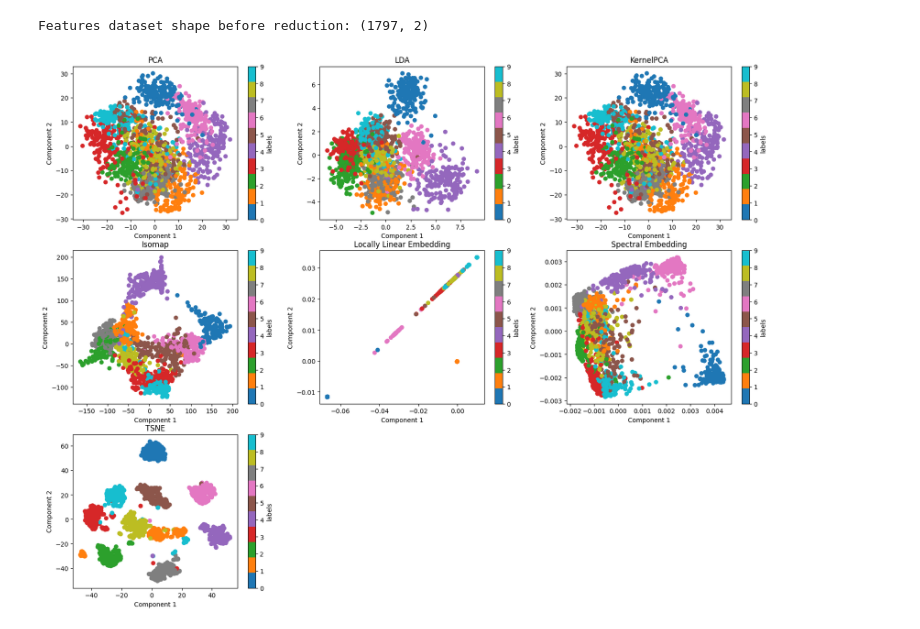
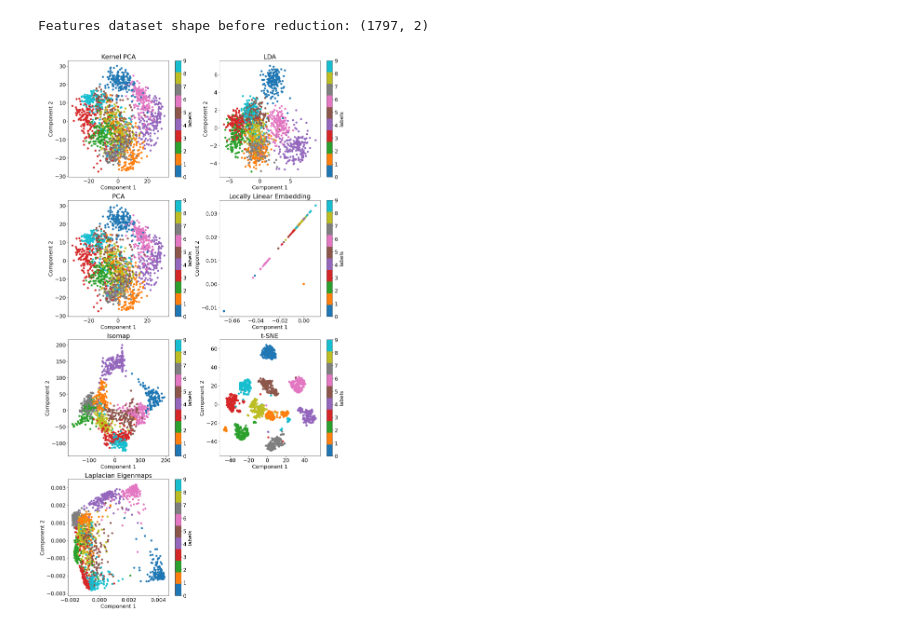
Before and after one commit to galvaowesley/dimensionality_reduction, a Jupyter notebook: digits_dataset_experiment.ipynb, the cells around one changed output. Cells and saved outputs as stored; diff of their text form; code cells hidden in the pictures.

Commit message:
fix: adjust plot size

```diff
--- a/digits_dataset_experiment.ipynb
+++ b/digits_dataset_experiment.ipynb
@@ -615,8 +576,18 @@ Features dataset shape before reduction: (1797, 2)
 # %%
 datasets = [X_reduced_PCA, X_reduced_LDA, X_reduced_KPCA, X_reduced_Isomap, X_reduced_LLE, X_reduced_SE, X_reduced_Tsne]
 labels_ = [labels, labels,labels, labels, labels, labels, labels]
-titles = ['PCA', 'LDA', 'KernelPCA', 'Isomap', 'Locally Linear Embedding', 'Spectral Embedding', 'TSNE']
 
-plot_datasets(datasets, labels_, titles, save_as='results/digits/reduced_digits_2D_all_methods.pdf')
+datasets = [X_reduced_KPCA,X_reduced_LDA,  X_reduced_PCA, X_reduced_LLE, X_reduced_Isomap, X_reduced_Tsne, X_reduced_SE]
+titles = ['Kernel PCA', 'LDA',  'PCA', 'Locally Linear Embedding',  'Isomap', 't-SNE', 'Laplacian Eigenmaps']
+
+plot_embeddings(
+    datasets,
+    labels_,
+    titles,
+    figsize=(17,33),
+    ncols=2,
+    dpi=100,
+    save_as='results/digits/reduced_digits_2D_all_methods.png'
+)
 # %% [output]
-[figure, old version]
+[figure, new version]
```
Also changed, not shown: parts of 5 cells of this notebook.
